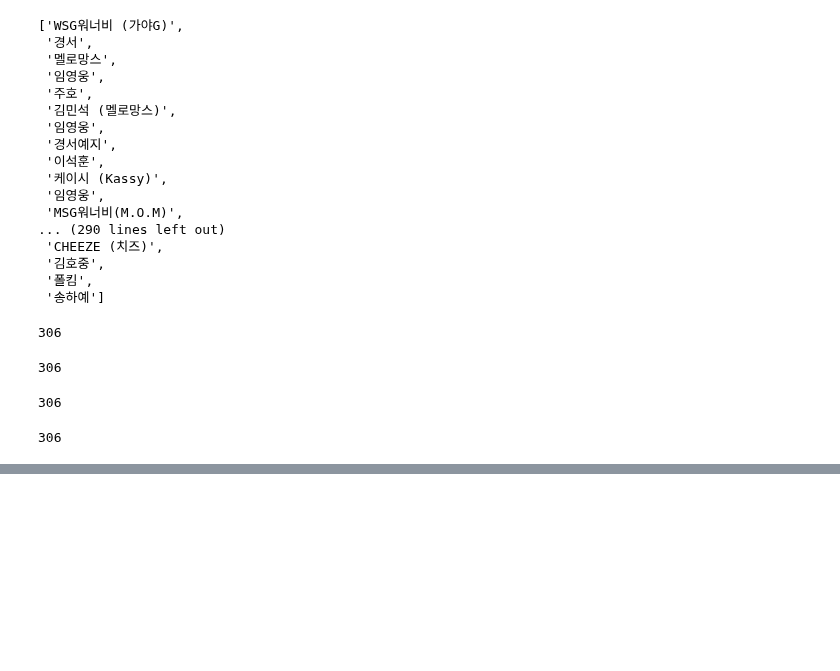
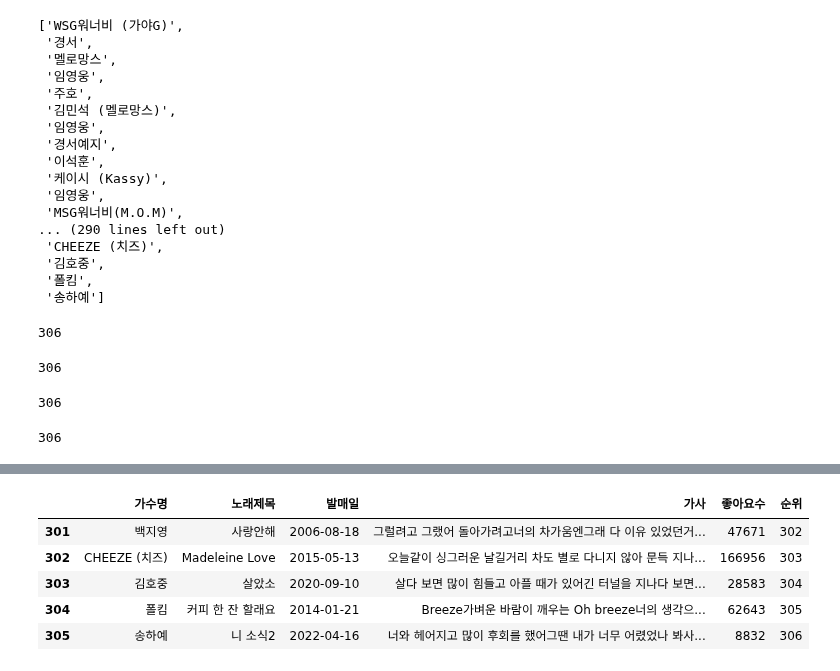
Before and after one commit to python-project-3Joe/python, a Jupyter notebook: Note/jjh.ipynb, the cells around one changed output, grey strips where cells are left out. Saved outputs shown, nothing was run; the diff lists cells and outputs as text; code cells hidden in the pictures; blank space fills up the shorter version.

```diff
--- a/Note/jjh.ipynb
+++ b/Note/jjh.ipynb
@@ -222,0 +267,6 @@ len(like_list)
+# %%
+ballad_top306['좋아요수'] = ballad_top306['좋아요수'].str.replace(',','')
+# %%
+ballad_top306['발매일'] = ballad_top306['발매일'].str.replace('.', '-')
+# %%
+ballad_top306['발매일'] = pd.to_datetime(ballad_top306['발매일'])
@@ -222,0 +282,11 @@ len(like_list)
+# %%
+ballad_top306['순위'] = ballad_top306.index + 1
+# %%
+ballad_top306.tail()
+# %% [output]
+|  | 가수명 | 노래제목 | 발매일 | 가사 | 좋아요수 | 순위 |
+| 301 | 백지영 | 사랑안해 | 2006-08-18 | 그럴려고 그랬어 돌아가려고너의 차가움엔그래 다 이유 있었던거... | 47671 | 302 |
+| 302 | CHEEZE (치즈) | Madeleine Love | 2015-05-13 | 오늘같이 싱그러운 날길거리 차도 별로 다니지 않아 문득 지나... | 166956 | 303 |
+| 303 | 김호중 | 살았소 | 2020-09-10 | 살다 보면 많이 힘들고 아플 때가 있어긴 터널을 지나다 보면... | 28583 | 304 |
+| 304 | 폴킴 | 커피 한 잔 할래요 | 2014-01-21 | Breeze가벼운 바람이 깨우는 Oh breeze너의 생각으... | 62643 | 305 |
+| 305 | 송하예 | 니 소식2 | 2022-04-16 | 너와 헤어지고 많이 후회를 했어그땐 내가 너무 어렸었나 봐사... | 8832 | 306 |
```
Also changed, not shown: parts of 8 cells of this notebook, 2 other files.
